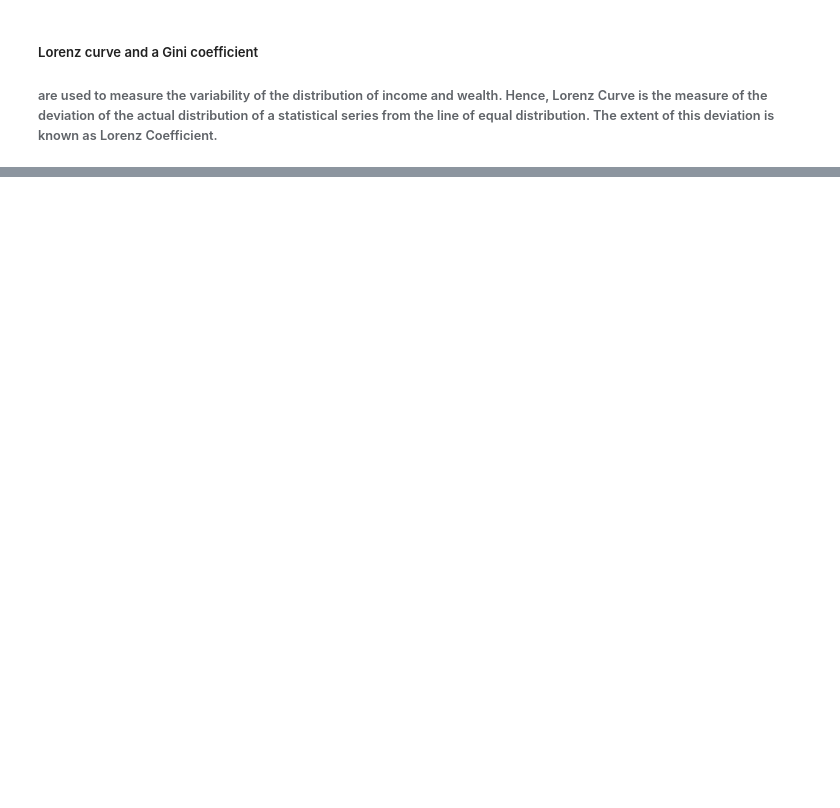
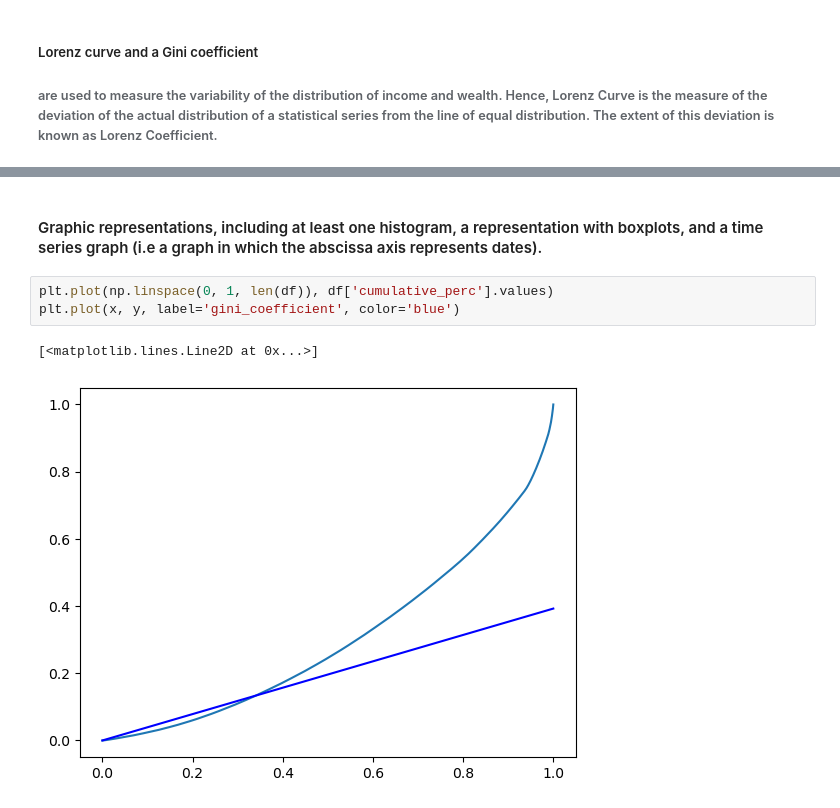
Before and after one commit to lakelure2020/OpenClassroom, a Jupyter notebook: Exploratory_Data_Analysis_with_Python.ipynb, the cells around one changed output, grey strips where cells are left out. Drawn from its saved outputs; the diff is of its cells as text; blank space fills up the shorter version.

```diff
--- a/Exploratory_Data_Analysis_with_Python.ipynb
+++ b/Exploratory_Data_Analysis_with_Python.ipynb
@@ -176,0 +301,8 @@ print(df2)
+# %% [markdown]
+#### Graphic representations, including at least one histogram, a representation with boxplots, and a time series graph (i.e a graph in which the abscissa axis represents dates).
+# %%
+plt.plot(np.linspace(0, 1, len(df)), df['cumulative_perc'].values)
+plt.plot(x, y, label='gini_coefficient', color='blue')
+# %% [output]
+[<matplotlib.lines.Line2D at 0x...>]
+[figure, added]
```
Also changed, not shown: parts of 15 cells of this notebook.
